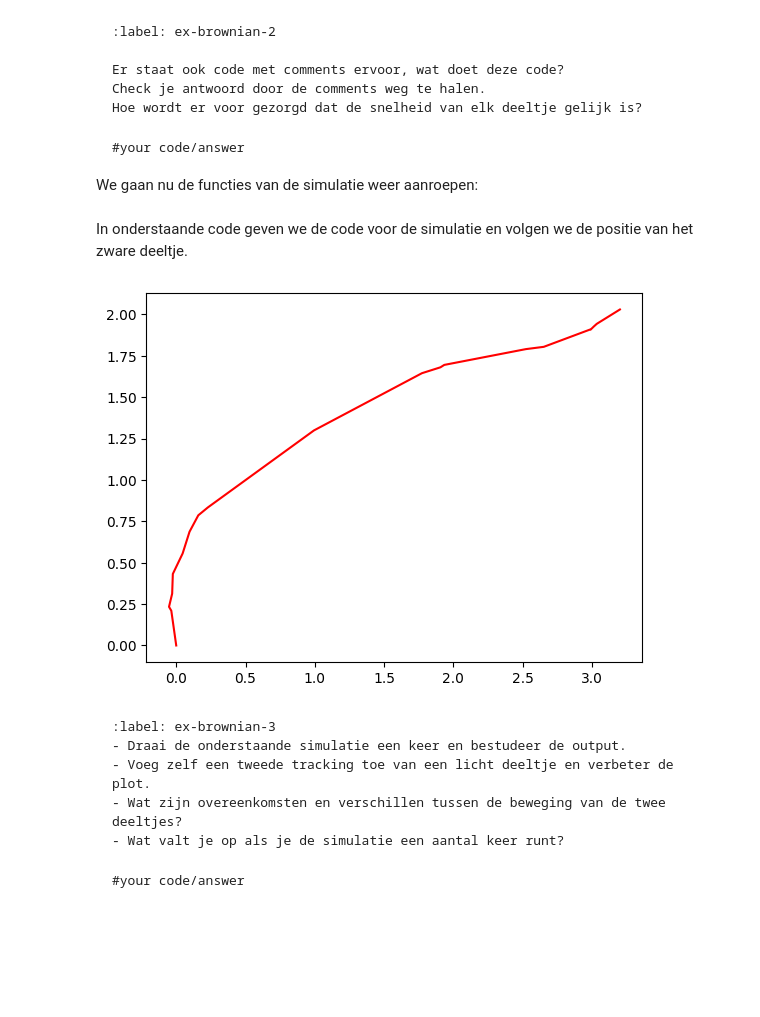
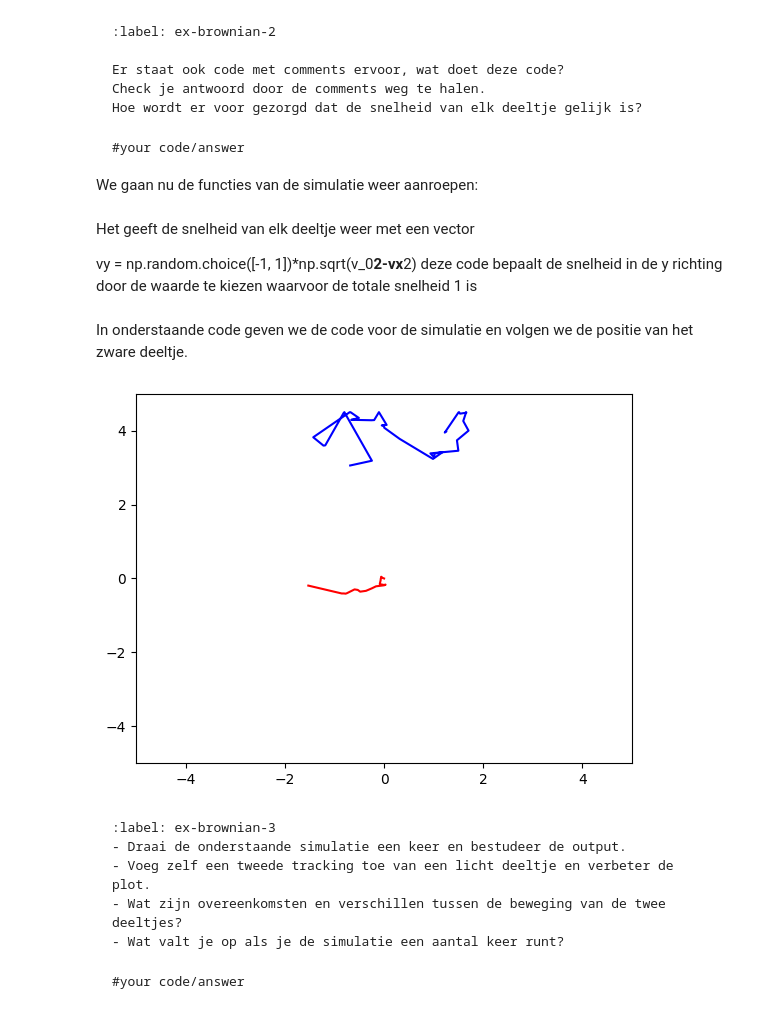
Before and after one commit to WouterAlejandro/IP2_1, a Jupyter notebook: Content/PySim/4_brownianmotion.ipynb, the cells around one changed output. Saved outputs shown, nothing was run; the diff lists cells and outputs as text; code cells hidden in the pictures; blank space fills up the shorter version.

````diff
--- a/Content/PySim/4_brownianmotion.ipynb
+++ b/Content/PySim/4_brownianmotion.ipynb
@@ -120,6 +121,10 @@ Hoe wordt er voor gezorgd dat de snelheid van elk deeltje gelijk is?
 ```
 
 We gaan nu de functies van de simulatie weer aanroepen:
+# %% [markdown]
+Het geeft de snelheid van elk deeltje weer met een vector
+
+vy = np.random.choice([-1, 1])*np.sqrt(v_0**2-vx**2) deze code bepaalt de snelheid in de y richting door de waarde te kiezen waarvoor de totale snelheid 1 is
 # %%
 # Het bepalen of er een botsing plaats vindt
 def collide_detection(self, other):
@@ -144,50 +149,69 @@ def particle_collision(p1: ParticleClass, p2: ParticleClass):
     p1.v -= 2 * m2 / (m1 + m2) * dot_product / distance_squared * delta_r
     p2.v += 2 * m1 / (m1 + m2) * dot_product / distance_squared * delta_r
 
+counter = 0
 def handle_collisions(particles):
-#your code/answer
     """ alle onderlinge botsingen afhandelen voor deeltjes in lijst """
     num_particles = len(particles)
+    collisions = 0
     for i in range(num_particles):
         for j in range(i+1, num_particles):
             if collide_detection(particles[i], particles[j]):
+                collisions += 1
                 particle_collision(particles[i], particles[j])
+    return collisions
+
+
 #your code/answer
 # %% [markdown]
 In onderstaande code geven we de code voor de simulatie en volgen we de positie van het zware deeltje.
 # %%
 # tracken van het zware deeltje
 track_x = []
 track_y = []
 
+track_x1 = []
+track_y1 = []
 #your code/answer
+
+
 
 #your code/answer
 
 #your code/answer
 
+collisions_per_timestep = []
+
 for i in range(400):
-#your code/answer
-
     for p in particles:
         p.update_position()    # Update positie
         p.boxcollision()         # Wandbotsing werkt per deeltje
+    collisions_this_step = handle_collisions(particles)
+    collisions_per_timestep.append(collisions_this_step)
+    handle_collisions(particles)
 
-    handle_collisions(particles)
+
 
 #your code/answer
 
     track_x.append(particles[N-1].r[0])
     track_y.append(particles[N-1].r[1])
 
 #your code/answer
 
+    track_x1.append(particles[0].r[0])
+    track_y1.append(particles[0].r[1])
+#your code/answer
+
 plt.figure()
+plt.xlim(-Box_length_0,Box_length_0)
+plt.ylim(-Box_length_0,Box_length_0)
 plt.plot(track_x,track_y,'r')
+plt.plot(track_x1,track_y1,'b')
 #your code/answer
 plt.show()
 # %% [output]
-[figure, old version]
+[figure, new version]
 # %% [markdown]
 ```{exercise} Brownian motion in beeld
 :label: ex-brownian-3
````
Also changed, not shown: parts of 4 cells of this notebook.
